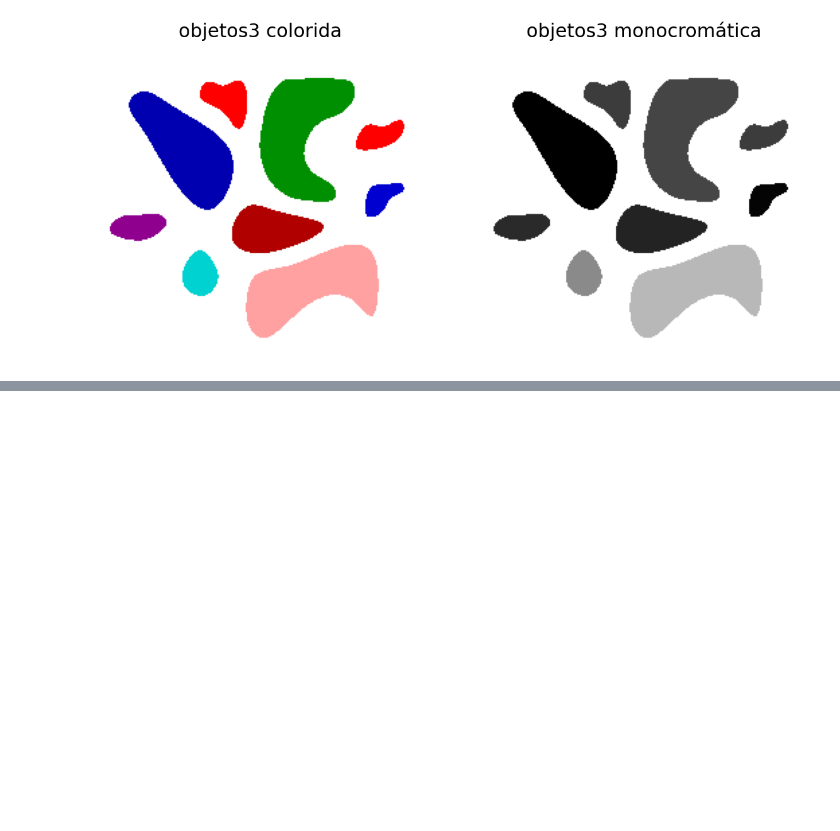
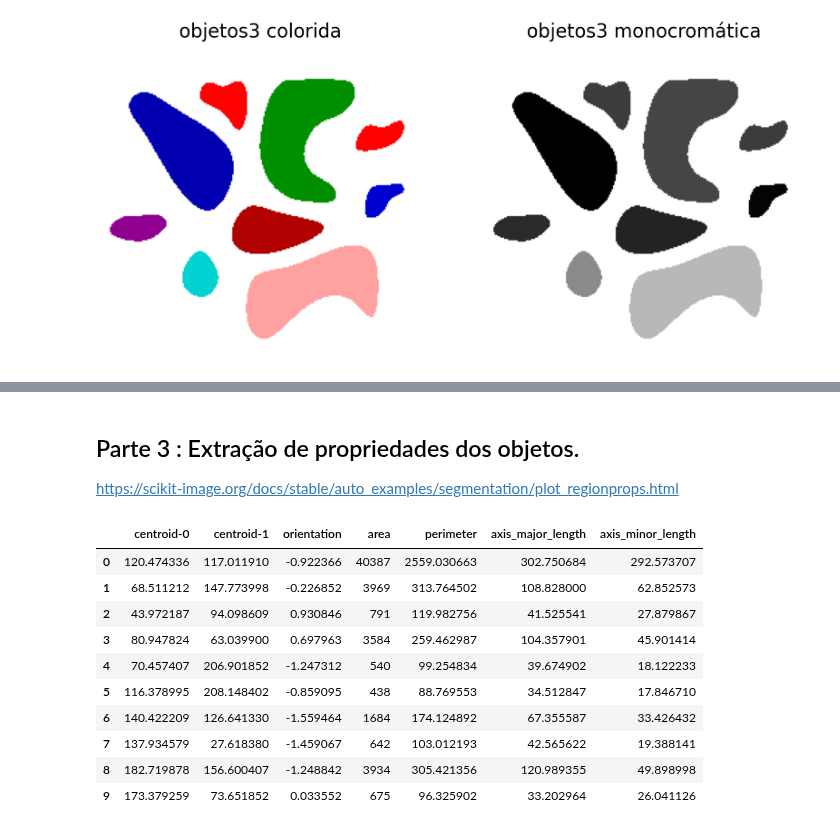
Before and after one commit to borin98/Introdu-o-ao-Processamento-de-Imagem-Digital, a Jupyter notebook: Trabalhos/Trabalho 4/Trabalho4Script.ipynb, the cells around one changed output, grey strips where cells are left out. Drawn from its saved outputs; the diff is of its cells as text; code cells hidden in the pictures; blank space fills up the shorter version.

Commit message:
Este commit contém até a parte 1.3 do relatório.

```diff
--- a/Trabalhos/Trabalho 4/Trabalho4Script.ipynb
+++ b/Trabalhos/Trabalho 4/Trabalho4Script.ipynb
@@ -157,0 +193,33 @@ Dimensão da imagem rgb : (238, 238, 3)
+# %% [markdown]
+## Parte 3 : Extração de propriedades dos objetos.
+https://scikit-image.org/docs/stable/auto_examples/segmentation/plot_regionprops.html
+# %%
+import pandas as pd
+
+from skimage.measure import label, regionprops, regionprops_table
+
+
+gray_img = gray_images[2]
+label_img = label(gray_img)
+regions = regionprops(label_img)
+
+props = regionprops_table(label_img, properties=('centroid',
+                                                 'orientation',
+                                                 'area',
+                                                 'perimeter',
+                                                 'axis_major_length',
+                                                 'axis_minor_length'))
+# %%
+pd.DataFrame(props)
+# %% [output]
+|  | centroid-0 | centroid-1 | orientation | area | perimeter | axis_major_length | axis_minor_length |
+| 0 | 120.474336 | 117.011910 | -0.922366 | 40387 | 2559.030663 | 302.750684 | 292.573707 |
+| 1 | 68.511212 | 147.773998 | -0.226852 | 3969 | 313.764502 | 108.828000 | 62.852573 |
+| 2 | 43.972187 | 94.098609 | 0.930846 | 791 | 119.982756 | 41.525541 | 27.879867 |
+| 3 | 80.947824 | 63.039900 | 0.697963 | 3584 | 259.462987 | 104.357901 | 45.901414 |
+| 4 | 70.457407 | 206.901852 | -1.247312 | 540 | 99.254834 | 39.674902 | 18.122233 |
+| 5 | 116.378995 | 208.148402 | -0.859095 | 438 | 88.769553 | 34.512847 | 17.846710 |
+| 6 | 140.422209 | 126.641330 | -1.559464 | 1684 | 174.124892 | 67.355587 | 33.426432 |
+| 7 | 137.934579 | 27.618380 | -1.459067 | 642 | 103.012193 | 42.565622 | 19.388141 |
+| 8 | 182.719878 | 156.600407 | -1.248842 | 3934 | 305.421356 | 120.989355 | 49.898998 |
+| 9 | 173.379259 | 73.651852 | 0.033552 | 675 | 96.325902 | 33.202964 | 26.041126 |
```
Also changed, not shown: parts of 2 cells of this notebook, 3 other files.
